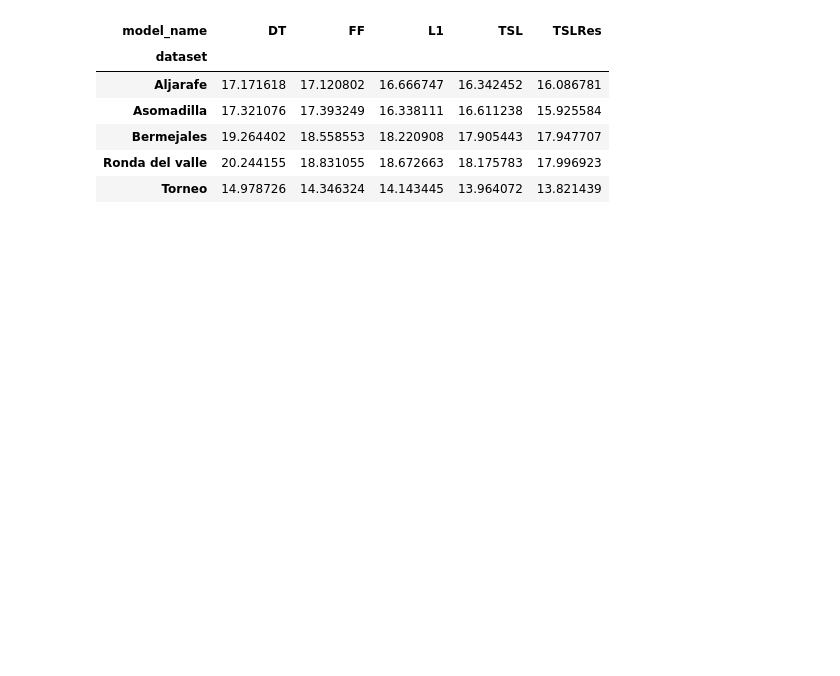
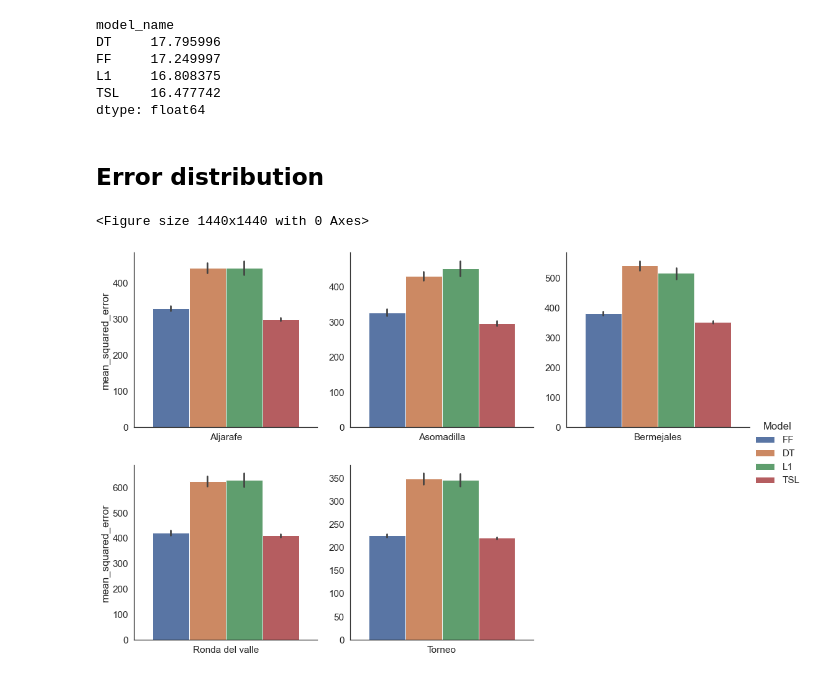
Before and after one commit to manjimnav/TSLayer-Ozone, a Jupyter notebook: analysis.ipynb, the cells around one changed output. Cells and saved outputs as stored; diff of their text form; code cells hidden in the pictures; blank space fills up the shorter version.

```diff
--- a/analysis.ipynb
+++ b/analysis.ipynb
@@ -33,12 +29,24 @@ total_metrics_indexed = total_metrics.set_index(['dataset', 'selection_name', 'm
 
 best_by_year = total_metrics_indexed.loc[best_index, ['root_mean_squared_error', 'mean_absolute_error', 'dataset_params_test_year', 'features', 'selected_features']].reset_index()
 
-best_by_year[best_by_year.dataset_params_test_year>2005].groupby(['dataset', 'model_name'], dropna=False).mean().reset_index().pivot(index = 'dataset', columns='model_name', values='root_mean_squared_error')#.to_latex()
+best_by_year[best_by_year.dataset_params_test_year>2005].groupby(['dataset', 'model_name'], dropna=False).mean().reset_index().pivot(index = 'dataset', columns='model_name', values='root_mean_squared_error').mean(axis=0)#.to_latex()
 # %% [output]
-| model_name | DT | FF | L1 | TSL | TSLRes |
-| dataset |  |  |  |  |  |
-| Aljarafe | 17.171618 | 17.120802 | 16.666747 | 16.342452 | 16.086781 |
-| Asomadilla | 17.321076 | 17.393249 | 16.338111 | 16.611238 | 15.925584 |
-| Bermejales | 19.264402 | 18.558553 | 18.220908 | 17.905443 | 17.947707 |
-| Ronda del valle | 20.244155 | 18.831055 | 18.672663 | 18.175783 | 17.996923 |
-| Torneo | 14.978726 | 14.346324 | 14.143445 | 13.964072 | 13.821439 |
+model_name
+DT     17.795996
+FF     17.249997
+L1     16.808375
+TSL    16.477742
+dtype: float64
+# %% [markdown]
+## Error distribution
+# %%
+sns.set(font_scale=1.4, style='white')
+plt.figure(figsize=(20,20))
+total_metrics = total_metrics.rename({'model_name': 'Model', 'root_mean_squared_error': 'RMSE', 'n_features': '# Features'}, axis=1)
+g = sns.catplot(data=total_metrics, kind='bar', x='dataset', y="mean_squared_error", col='dataset', hue='Model', sharex=False, sharey=False, col_wrap=3, legend=True)#.set_yscale("log")
+g.set(xlabel=None)
+g.set_titles(template='')
+plt.show()
+# %% [output]
+<Figure size 1440x1440 with 0 Axes>
+[figure, added]
```
Also changed, not shown: parts of 20 cells of this notebook, 24 other files.
